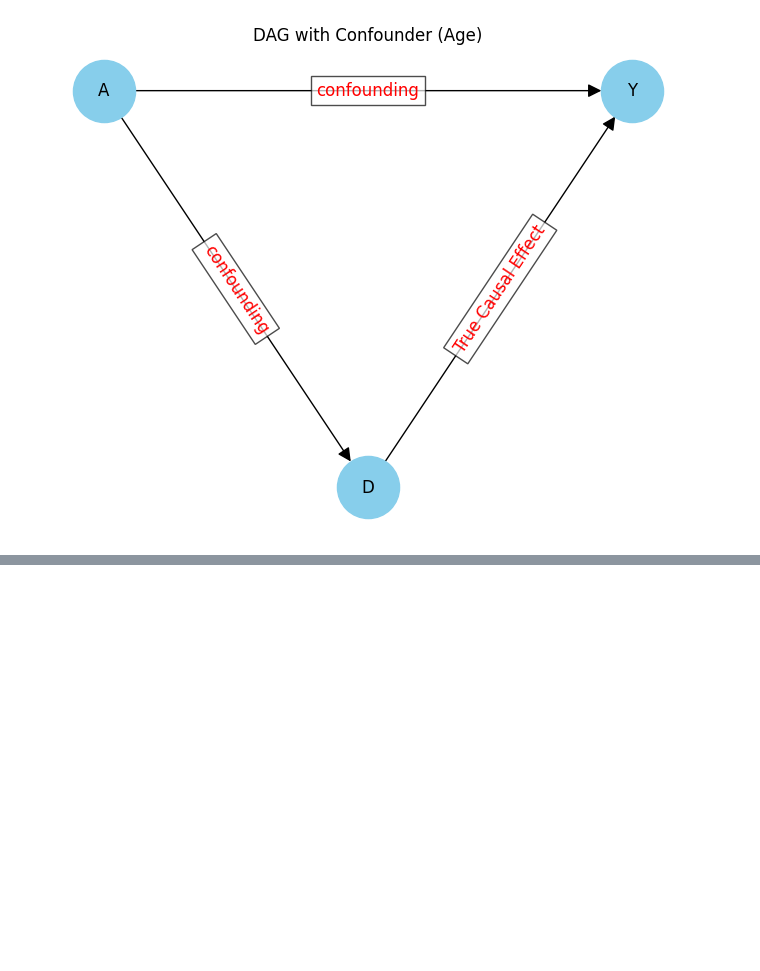
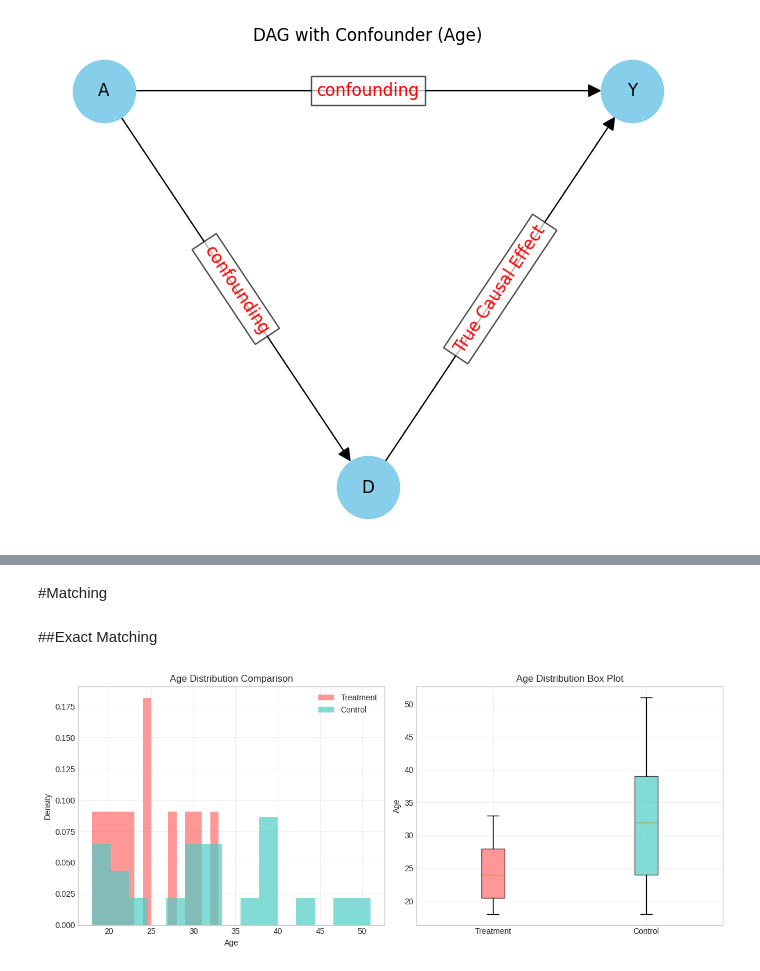
Before and after one commit to kabeerbora/ECON5625, a Jupyter notebook: Matching.ipynb, the cells around one changed output, grey strips where cells are left out. Drawn from its saved outputs; the diff is of its cells as text; code cells hidden in the pictures; blank space fills up the shorter version.

```diff
--- a/Matching.ipynb
+++ b/Matching.ipynb
@@ -31,0 +178,40 @@ plt.show()
+# %% [markdown]
+#Matching
+# %% [markdown]
+##Exact Matching
+# %%
+import numpy as np
+import pandas as pd
+import matplotlib.pyplot as plt
+import ssl
+ssl._create_default_https_context = ssl._create_unverified_context
+def read_data(file):
+    return pd.read_stata("https://github.com/scunning1975/mixtape/raw/master/" + file)
+training_example = read_data("training_example.dta")
+age_treat = training_example['age_treat'].dropna()
+age_control = training_example['age_control'].dropna()
+fig, (ax1, ax2) = plt.subplots(1, 2, figsize=(12, 5))
+
+ax1.hist(age_treat, bins=15, alpha=0.7, label='Treatment', color='#FF6B6B', density=True)
+ax1.hist(age_control, bins=15, alpha=0.7, label='Control', color='#4ECDC4', density=True)
+ax1.set_xlabel('Age')
+ax1.set_ylabel('Density')
+ax1.set_title('Age Distribution Comparison')
+ax1.legend()
+ax1.grid(True, alpha=0.3)
+
+box_plot = ax2.boxplot([age_treat, age_control],
+                       labels=['Treatment', 'Control'],
+                       patch_artist=True)
+colors = ['#FF6B6B', '#4ECDC4']
+for patch, color in zip(box_plot['boxes'], colors):
+    patch.set_facecolor(color)
+    patch.set_alpha(0.7)
+ax2.set_ylabel('Age')
+ax2.set_title('Age Distribution Box Plot')
+ax2.grid(True, alpha=0.3)
+
+plt.tight_layout()
+plt.show()
+# %% [output]
+[figure, added]
```
Also changed, not shown: parts of 5 cells of this notebook.
